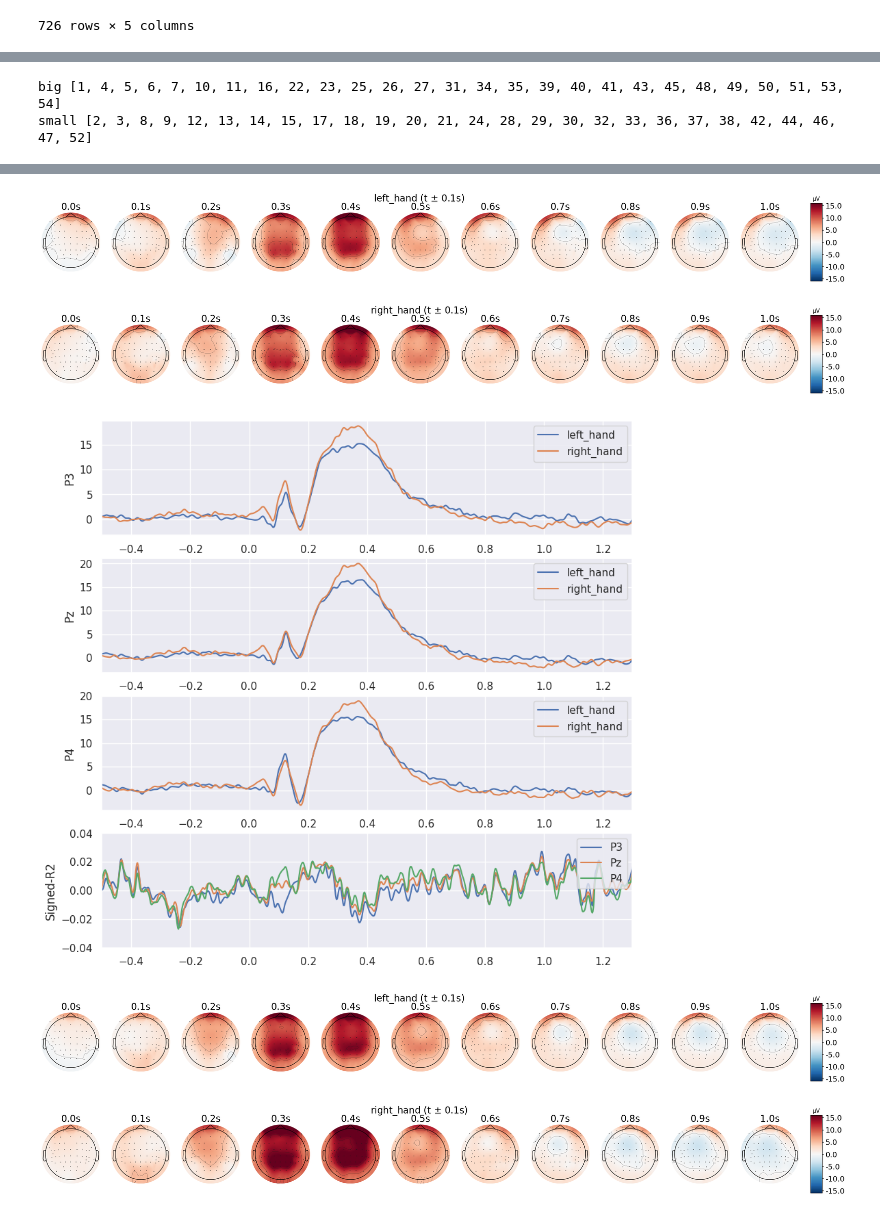
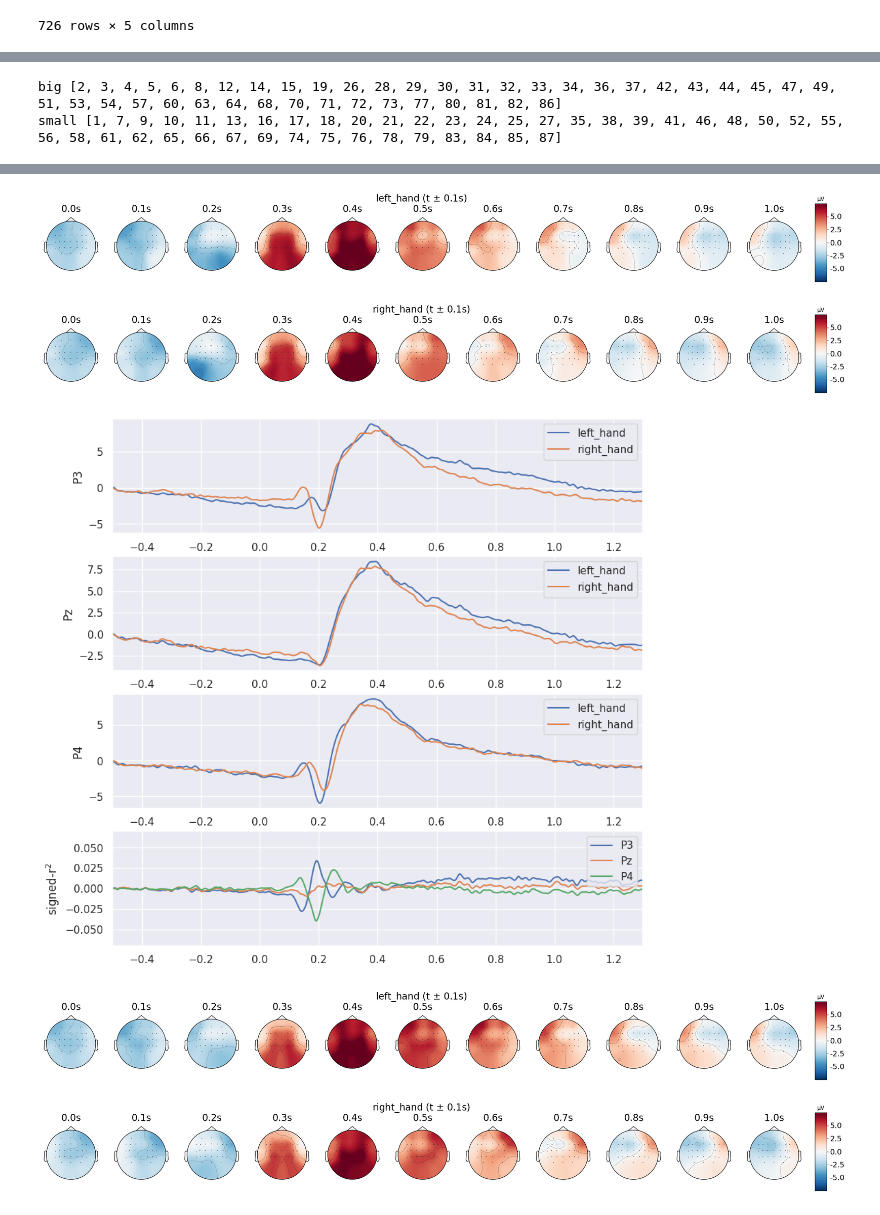
Before and after one commit to dtrocellier/MI_bci_epoch_window_influence, a Jupyter notebook: notebooks/visual-erp_subject-group.ipynb, the cells around one changed output, grey strips where cells are left out. Drawn from its saved outputs; the diff is of its cells as text; code cells hidden in the pictures.

```diff
--- a/notebooks/visual-erp_subject-group.ipynb
+++ b/notebooks/visual-erp_subject-group.ipynb
@@ -35,8 +35,8 @@ df
 | 725 | 87 | Dreyer2023_wo_p | Deep4Net | w_00_40 | 0.83125 |
 726 rows × 5 columns
 # %%
-#dataset_name = "Dreyer2023"
-dataset_name = "Lee2019_MI"
+dataset_name = "Dreyer2023"
+#dataset_name = "Lee2019_MI"
 
 model = "Deep4Net"
 
@@ -90,8 +86,8 @@ small = diff[diff["diff"] < median]["subject"].tolist()
 print("big", big)
 print("small", small)
 # %% [output]
-big [1, 4, 5, 6, 7, 10, 11, 16, 22, 23, 25, 26, 27, 31, 34, 35, 39, 40, 41, 43, 45, 48, 49, 50, 51, 53, 54]
-small [2, 3, 8, 9, 12, 13, 14, 15, 17, 18, 19, 20, 21, 24, 28, 29, 30, 32, 33, 36, 37, 38, 42, 44, 46, 47, 52]
+big [2, 3, 4, 5, 6, 8, 12, 14, 15, 19, 26, 28, 29, 30, 31, 32, 33, 34, 36, 37, 42, 43, 44, 45, 47, 49, 51, 53, 54, 57, 60, 63, 64, 68, 70, 71, 72, 73, 77, 80, 81, 82, 86]
+small [1, 7, 9, 10, 11, 13, 16, 17, 18, 20, 21, 22, 23, 24, 25, 27, 35, 38, 39, 41, 46, 48, 50, 52, 55, 56, 58, 61, 62, 65, 66, 67, 69, 74, 75, 76, 78, 79, 83, 84, 85, 87]
 # %%
 def load_evoked(dataset_name, subjects):
     base = Path("../Dataset") / "evoked" / dataset_name
@@ -178,7 +174,7 @@ def plot_erp(subjects, fname_erp, fname_left_topo, fname_right_topo, vlim_topo,
     sns.lineplot(x=right_hand_evoked.times, y=right_hand_evoked.get_data(picks="P4", units="uV").squeeze(), ax=ax[2],
                  label="right_hand")
 
-    ax[3].set_ylabel("Signed-R2")
+    ax[3].set_ylabel("signed-r$^2$")
     sns.lineplot(x=signed_r2.times, y=signed_r2.get_data(picks="P3").squeeze(), ax=ax[3], label="P3")
     sns.lineplot(x=signed_r2.times, y=signed_r2.get_data(picks="Pz").squeeze(), ax=ax[3], label="Pz")
     sns.lineplot(x=signed_r2.times, y=signed_r2.get_data(picks="P4").squeeze(), ax=ax[3], label="P4")
@@ -242,5 +238,5 @@ plot_erp(subjects=small, fname_erp=save_base / f"{dataset_name}_visual_erp_small
-[figure, old version]
+[figure, new version]
-[figure, old version]
+[figure, new version]
-[figure, old version]
+[figure, new version]
-[figure, old version]
+[figure, new version]
-[figure, old version]
+[figure, new version]
```
Also changed, not shown: parts of 2 cells of this notebook, 1 other file.
